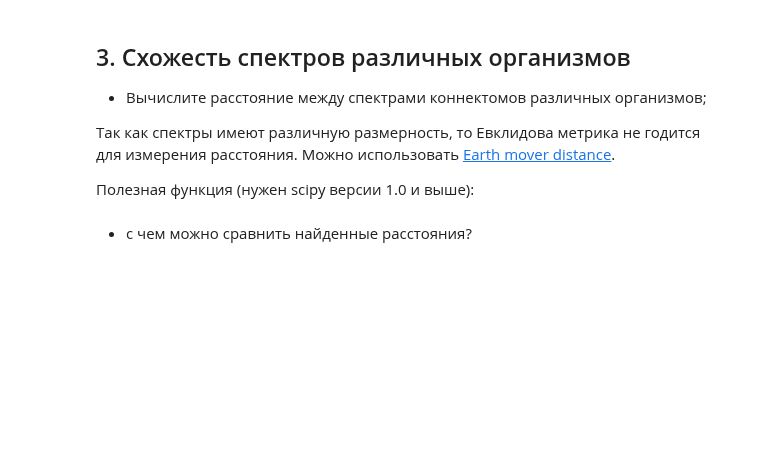
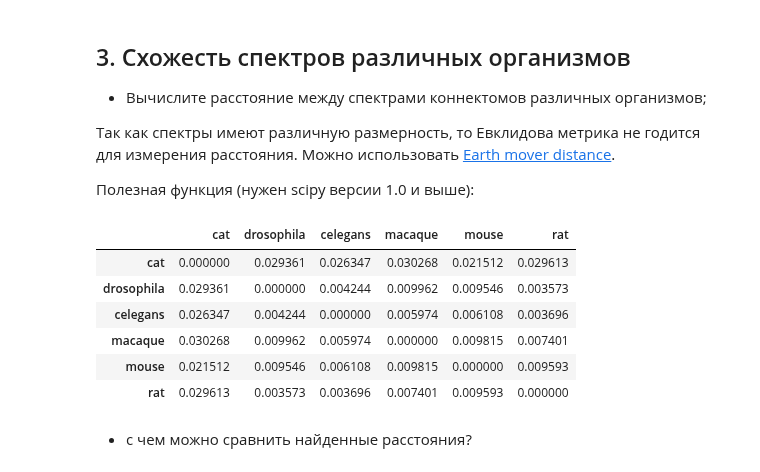
Before and after one commit to kimaril/networksch, a Jupyter notebook: notebooks/NS Assignment 08.ipynb, the cells around one changed output. Drawn from its saved outputs; the diff is of its cells as text; code cells hidden in the pictures; blank space fills up the shorter version.

```diff
--- a/notebooks/NS Assignment 08.ipynb
+++ b/notebooks/NS Assignment 08.ipynb
@@ -211,5 +221,26 @@ KeyboardInterrupt:
 Полезная функция (нужен scipy версии 1.0 и выше):
 # %%
 from scipy.stats import wasserstein_distance
+# %%
+specs = dict(zip(['cat', 'drosophila', 'celegans', 'macaque', 'mouse', 'rat'],
+                 [np.linalg.eigvals(normalized_laplacian_matrix(creature))
+                  for creature in [cat, drosophila, celegans, macaque, mouse, rat]]
+                )
+            )
+# %%
+emd = pd.DataFrame(index=['cat', 'drosophila', 'celegans', 'macaque', 'mouse', 'rat'],
+                   columns=['cat', 'drosophila', 'celegans', 'macaque', 'mouse', 'rat']).fillna(0)
+for pair in combinations(specs.keys(), 2):
+    emd.loc[pair] = emd.loc[pair[::-1]] = wasserstein_distance(specs[pair[0]], specs[pair[1]])
+# %%
+emd
+# %% [output]
+|  | cat | drosophila | celegans | macaque | mouse | rat |
+| cat | 0.000000 | 0.029361 | 0.026347 | 0.030268 | 0.021512 | 0.029613 |
+| drosophila | 0.029361 | 0.000000 | 0.004244 | 0.009962 | 0.009546 | 0.003573 |
+| celegans | 0.026347 | 0.004244 | 0.000000 | 0.005974 | 0.006108 | 0.003696 |
+| macaque | 0.030268 | 0.009962 | 0.005974 | 0.000000 | 0.009815 | 0.007401 |
+| mouse | 0.021512 | 0.009546 | 0.006108 | 0.009815 | 0.000000 | 0.009593 |
+| rat | 0.029613 | 0.003573 | 0.003696 | 0.007401 | 0.009593 | 0.000000 |
 # %% [markdown]
 * с чем можно сравнить найденные расстояния?
```
Also changed, not shown: parts of 7 cells of this notebook.
